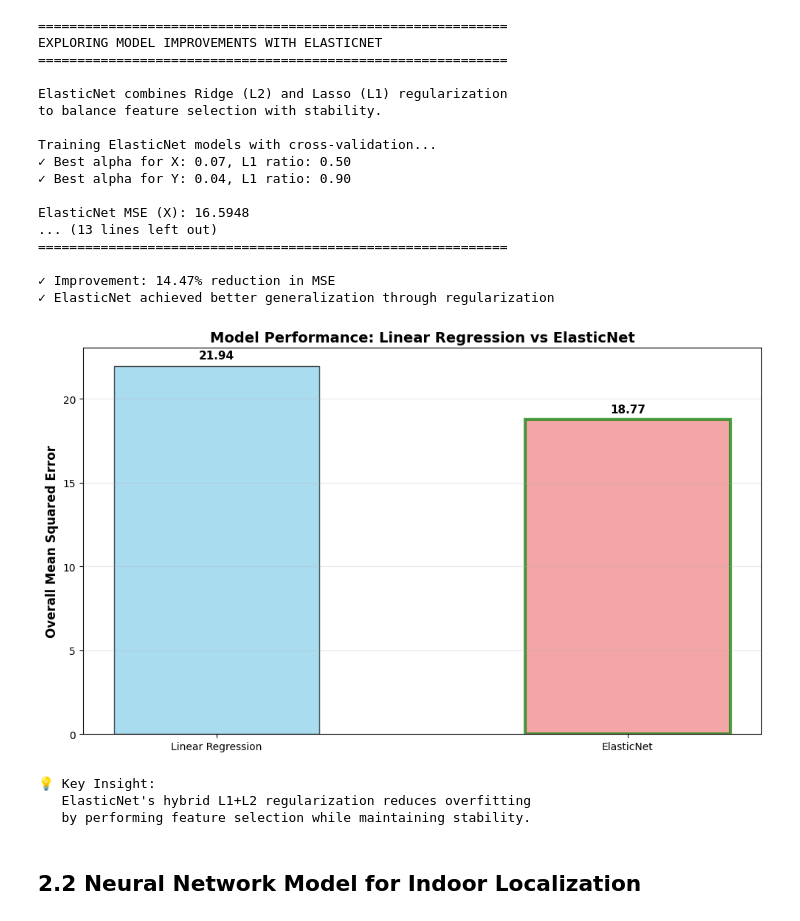
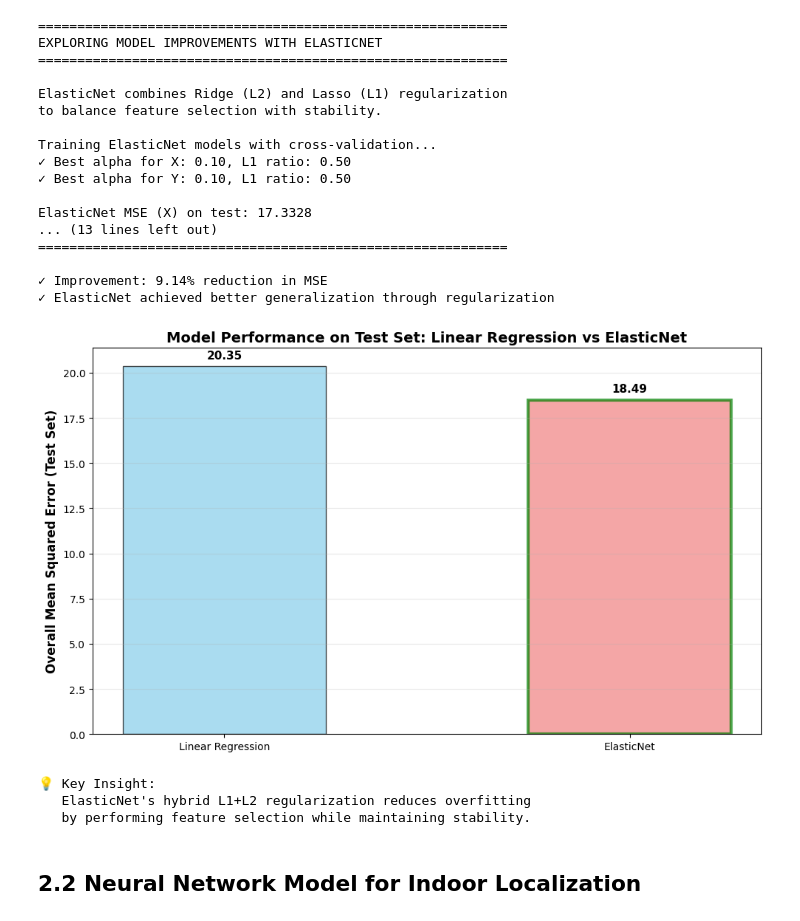
Before and after one commit to umarfj/ML_coursework, a Jupyter notebook: Q2.ipynb, the cells around one changed output. Drawn from its saved outputs; the diff is of its cells as text; code cells hidden in the pictures.

```diff
--- a/Q2.ipynb
+++ b/Q2.ipynb
@@ -310,18 +327,18 @@ elastic_cv_y.fit(X_train_scaled, y_train['y'])
 print(f"✓ Best alpha for X: {elastic_cv_x.alpha_:.2f}, L1 ratio: {elastic_cv_x.l1_ratio_:.2f}")
 print(f"✓ Best alpha for Y: {elastic_cv_y.alpha_:.2f}, L1 ratio: {elastic_cv_y.l1_ratio_:.2f}")
 
-# Make predictions
-y_pred_elastic_x = elastic_cv_x.predict(X_val_scaled)
-y_pred_elastic_y = elastic_cv_y.predict(X_val_scaled)
+# Make predictions on held-out test set
+y_pred_elastic_x = elastic_cv_x.predict(X_test_scaled)
+y_pred_elastic_y = elastic_cv_y.predict(X_test_scaled)
 
-# Calculate MSE
-mse_elastic_x = mean_squared_error(y_val['x'], y_pred_elastic_x)
-mse_elastic_y = mean_squared_error(y_val['y'], y_pred_elastic_y)
+# Calculate MSE on test set
+mse_elastic_x = mean_squared_error(y_test['x'], y_pred_elastic_x)
+mse_elastic_y = mean_squared_error(y_test['y'], y_pred_elastic_y)
 mse_elastic_overall = (mse_elastic_x + mse_elastic_y) / 2
 
-print(f"\nElasticNet MSE (X): {mse_elastic_x:.4f}")
-print(f"ElasticNet MSE (Y): {mse_elastic_y:.4f}")
-print(f"ElasticNet Overall MSE: {mse_elastic_overall:.4f}")
+print(f"\nElasticNet MSE (X) on test: {mse_elastic_x:.4f}")
+print(f"ElasticNet MSE (Y) on test: {mse_elastic_y:.4f}")
+print(f"ElasticNet Overall MSE on test: {mse_elastic_overall:.4f}")
 
 # Count non-zero coefficients (feature selection)
 non_zero_elastic_x = np.sum(elastic_cv_x.coef_ != 0)
@@ -329,9 +346,9 @@ non_zero_elastic_y = np.sum(elastic_cv_y.coef_ != 0)
 print(f"\nElasticNet selected {non_zero_elastic_x}/{len(elastic_cv_x.coef_)} features for X")
 print(f"ElasticNet selected {non_zero_elastic_y}/{len(elastic_cv_y.coef_)} features for Y")
 
-# Compare with baseline
+# Compare with baseline (both evaluated on test set)
 print("\n" + "="*60)
-print("COMPARISON: Linear Regression vs ElasticNet")
+print("COMPARISON (TEST SET): Linear Regression vs ElasticNet")
 print("="*60)
 print(f"{'Model':<30} {'MSE (X)':<15} {'MSE (Y)':<15} {'Overall MSE':<15}")
 print("-"*75)
@@ -356,40 +373,40 @@ bars = ax.bar(models, mse_values, color=colors, edgecolor='black', alpha=0.7, wi
 best_idx = mse_values.index(min(mse_values))
 bars[best_idx].set_edgecolor('green')
 bars[best_idx].set_linewidth(3)
 
-ax.set_ylabel('Overall Mean Squared Error', fontsize=12, fontweight='bold')
-ax.set_title('Model Performance: Linear Regression vs ElasticNet', fontsize=14, fontweight='bold')
+ax.set_ylabel('Overall Mean Squared Error (Test Set)', fontsize=12, fontweight='bold')
+ax.set_title('Model Performance on Test Set: Linear Regression vs ElasticNet', fontsize=14, fontweight='bold')
 ax.grid(axis='y', alpha=0.3)
 
 # Add value labels on bars
 for i, v in enumerate(mse_values):
     ax.text(i, v + 0.3, f'{v:.2f}', ha='center', va='bottom', fontweight='bold', fontsize=11)
 
 plt.tight_layout()
 plt.show()
 
 print("\n💡 Key Insight:")
 print("   ElasticNet's hybrid L1+L2 regularization reduces overfitting")
 print("   by performing feature selection while maintaining stability.")
 # %% [output]
 ============================================================
 EXPLORING MODEL IMPROVEMENTS WITH ELASTICNET
 ============================================================
 
 ElasticNet combines Ridge (L2) and Lasso (L1) regularization
 to balance feature selection with stability.
 
 Training ElasticNet models with cross-validation...
-✓ Best alpha for X: 0.07, L1 ratio: 0.50
-✓ Best alpha for Y: 0.04, L1 ratio: 0.90
+✓ Best alpha for X: 0.10, L1 ratio: 0.50
+✓ Best alpha for Y: 0.10, L1 ratio: 0.50
 
-ElasticNet MSE (X): 16.5948
+ElasticNet MSE (X) on test: 17.3328
 ... (13 lines left out)
 ============================================================
 
-✓ Improvement: 14.47% reduction in MSE
+✓ Improvement: 9.14% reduction in MSE
 ✓ ElasticNet achieved better generalization through regularization
-[figure, old version]
+[figure, new version]
 💡 Key Insight:
    ElasticNet's hybrid L1+L2 regularization reduces overfitting
    by performing feature selection while maintaining stability.
```
Also changed, not shown: parts of 15 cells of this notebook.
